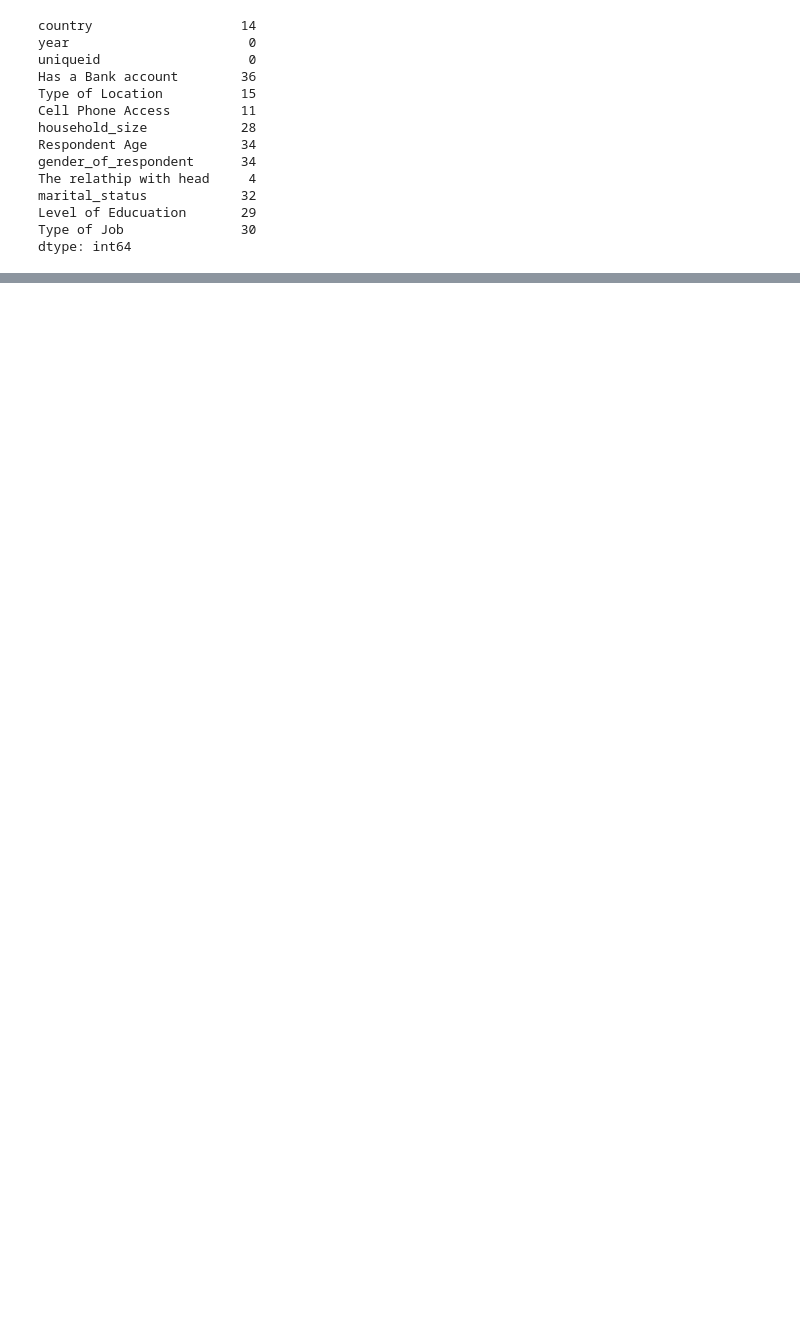
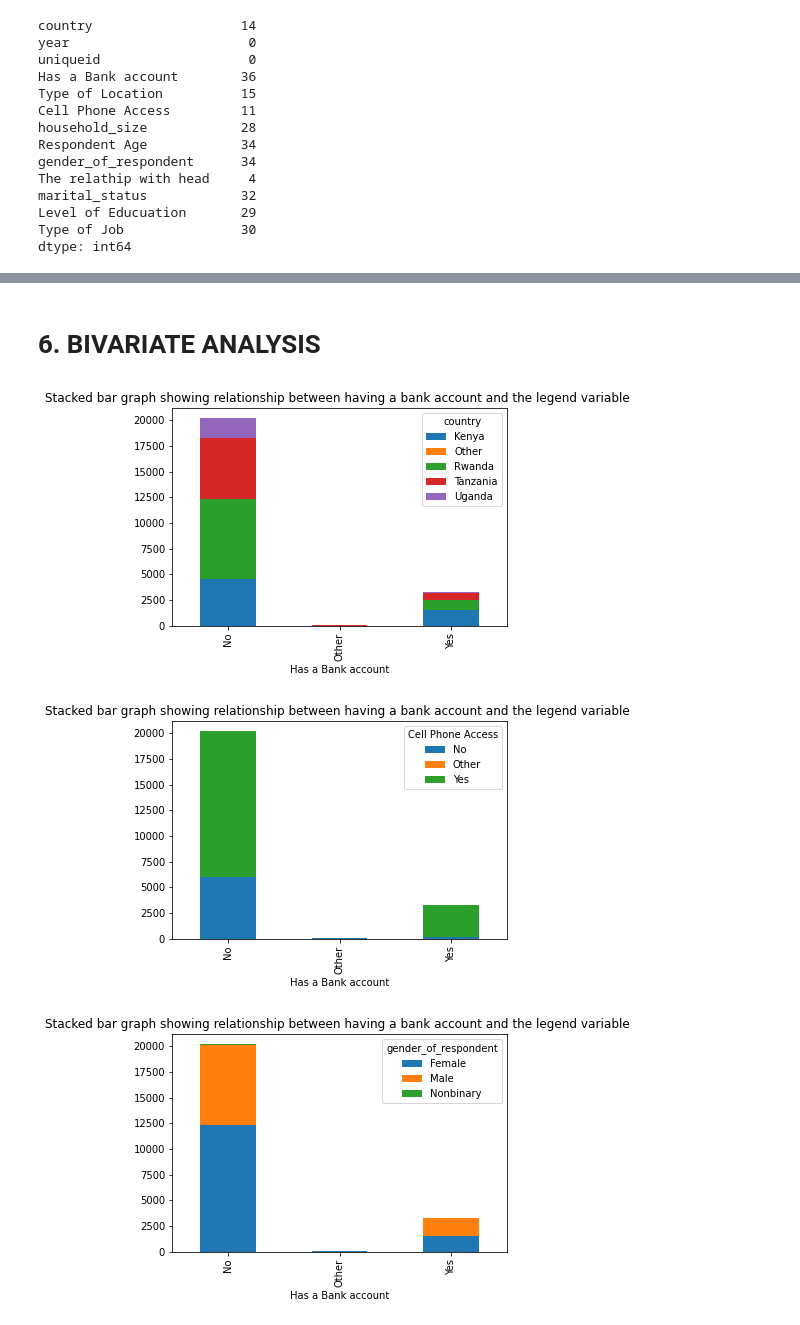
Before and after one commit to mukami3juma/financial-inclusivity, a Jupyter notebook: financial-inclusion.ipynb, the cells around one changed output, grey strips where cells are left out. Drawn from its saved outputs; the diff is of its cells as text; code cells hidden in the pictures; blank space fills up the shorter version.

```diff
--- a/financial-inclusion.ipynb
+++ b/financial-inclusion.ipynb
@@ -232,0 +295,36 @@ plt.show()
+# %% [markdown]
+# **6. BIVARIATE ANALYSIS**
+# %%
+# to show the relationship between having a bank account and other categorical variables
+def function(x,y):
+    variable_bank = pd.crosstab(index = data1[x], columns = data1[y])
+    variable_bank.plot(kind = 'bar',stacked = True)
+    plt.title('Stacked bar graph showing relationship between having a bank account and the legend variable ')
+
+function('Has a Bank account','country')
+# Kenya has the highest number of bank account ownership while Uganda has the least
+function('Has a Bank account','Cell Phone Access')
+# Owning a cellphone doesn't necessarily mean the person has a bank account since there is a
+# huge number of people who own cellphones but don't have a bank account
+function('Has a Bank account','gender_of_respondent')
+# More female respondents dont have bank accounts while fewer men don't have bank accounts.
+# Generally, the number of gender respondents that has no bank account is higher than with bank accounts
+function('Has a Bank account','The relathip with head')
+# The head of the household and Spouse are the respondents that have a high number of bank accounts
+# although this number is lower than that of respondents without a bank account
+function('Has a Bank account','Type of Location')
+# Rural location has more respondents without an account than urban areas
+# Focus should be directed to these rural areas to campaign for opening of bank accounts
+function('Has a Bank account','marital_status')
+# many respondents have no accounts compared to those that do with respect to marital status
+# married and single respondents have the highest number of bank accounts usage compared to all other marital statuses
+function('Has a Bank account','Level of Educuation')
+# primary and secondary levels of education have the highest number of respondents with bank account usage
+# while generally there are more respondents without bank accounts at these levels of education
+function('Has a Bank account','Type of Job')
+# Self employed respondents have the highest number of bank accounts ownership compared to other job types
+# kenya has more households than the other countries in our dataset,followed by UG
+# %% [output]
+[figure, added]
+[figure, added]
+[figure, added]
```
Also changed, not shown: parts of 39 cells of this notebook.
